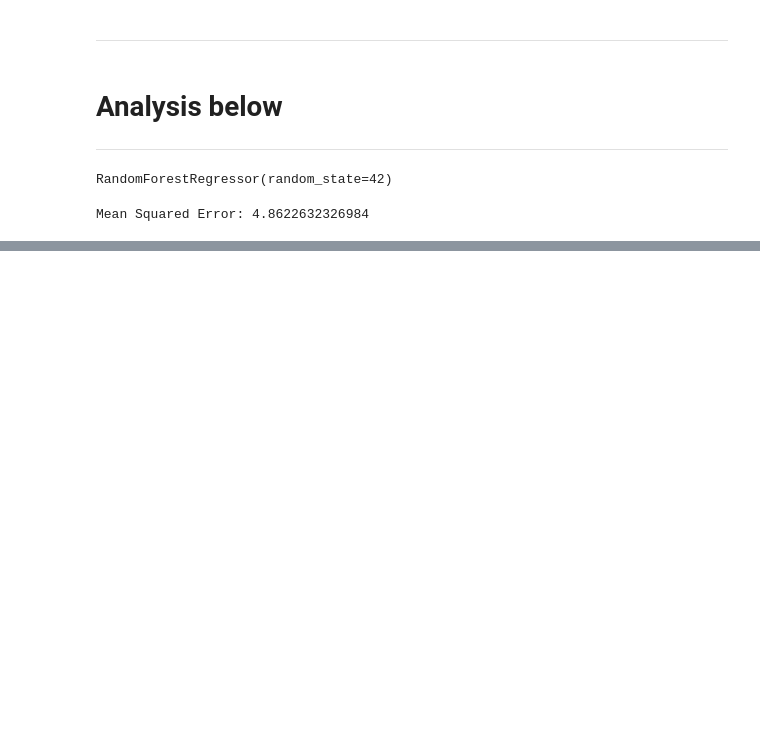
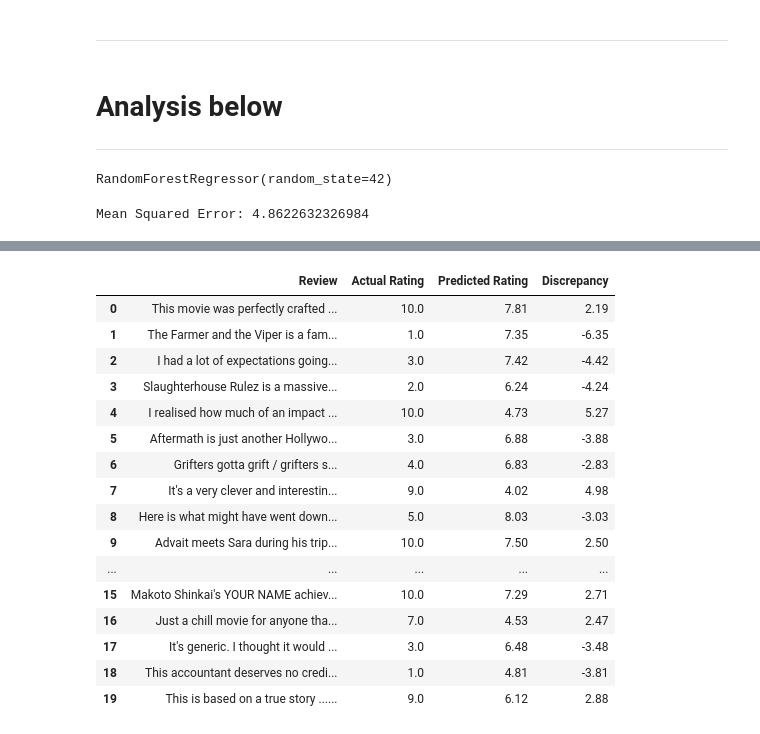
Before and after one commit to shreyashguptas/IMDb_movie_review_sentiment_analysis, a Jupyter notebook: IMDb_webscrapping_script.ipynb, the cells around one changed output, grey strips where cells are left out. Cells and saved outputs as stored; diff of their text form; code cells hidden in the pictures; blank space fills up the shorter version.

```diff
--- a/IMDb_webscrapping_script.ipynb
+++ b/IMDb_webscrapping_script.ipynb
@@ -1188,0 +1188,23 @@ print(big_discrepancies)
+# %%
+# load the big_discrepancies.csv into a dataframe called big_discrepancies
+big_discrepancies = pd.read_csv('/Users/shreyashgupta/Library/CloudStorage/OneDrive-UniversityofArkansas/MSEA/2nd Semester - MSEA/ECON 5823 - ECONOMIC ANALYTICS II/Project Code file/big_discrepancies.csv')
+# %%
+big_discrepancies.head(20)
+# %% [output]
+|  | Review | Actual Rating | Predicted Rating | Discrepancy |
+| 0 | This movie was perfectly crafted ... | 10.0 | 7.81 | 2.19 |
+| 1 | The Farmer and the Viper is a fam... | 1.0 | 7.35 | -6.35 |
+| 2 | I had a lot of expectations going... | 3.0 | 7.42 | -4.42 |
+| 3 | Slaughterhouse Rulez is a massive... | 2.0 | 6.24 | -4.24 |
+| 4 | I realised how much of an impact ... | 10.0 | 4.73 | 5.27 |
+| 5 | Aftermath is just another Hollywo... | 3.0 | 6.88 | -3.88 |
+| 6 | Grifters gotta grift / grifters s... | 4.0 | 6.83 | -2.83 |
+| 7 | It's a very clever and interestin... | 9.0 | 4.02 | 4.98 |
+| 8 | Here is what might have went down... | 5.0 | 8.03 | -3.03 |
+| 9 | Advait meets Sara during his trip... | 10.0 | 7.50 | 2.50 |
+| ... | ... | ... | ... | ... |
+| 15 | Makoto Shinkai's YOUR NAME achiev... | 10.0 | 7.29 | 2.71 |
+| 16 | Just a chill movie for anyone tha... | 7.0 | 4.53 | 2.47 |
+| 17 | It's generic. I thought it would ... | 3.0 | 6.48 | -3.48 |
+| 18 | This accountant deserves no credi... | 1.0 | 4.81 | -3.81 |
+| 19 | This is based on a true story ...... | 9.0 | 6.12 | 2.88 |
```
Also changed, not shown: parts of 2 cells of this notebook.
